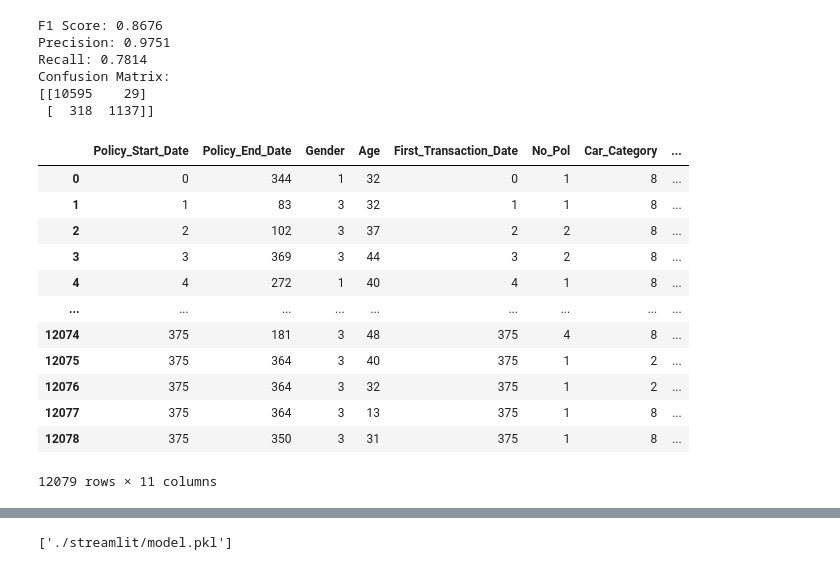
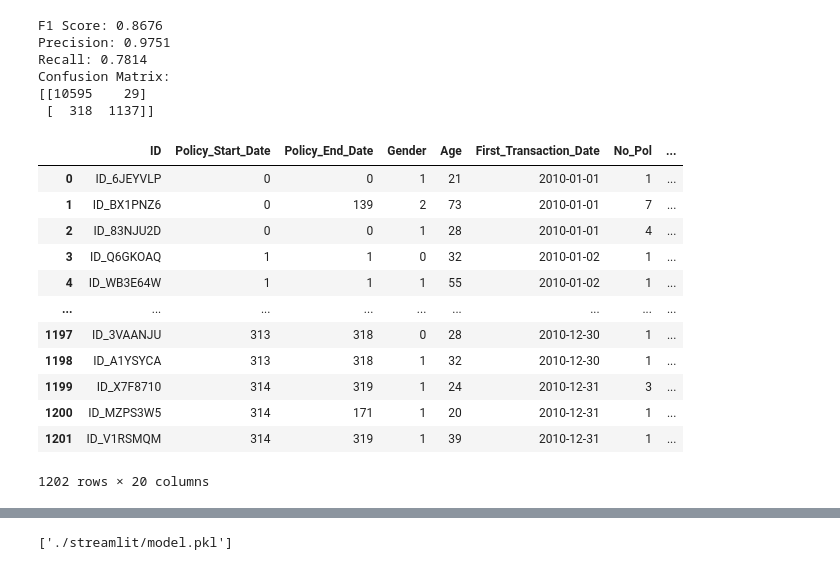
Before and after one commit to The-DigitalAcademy/claim_vision, a Jupyter notebook: Showcase_Model.ipynb, the cells around one changed output, grey strips where cells are left out. Cells and saved outputs as stored; diff of their text form; code cells hidden in the pictures.

```diff
--- a/Showcase_Model.ipynb
+++ b/Showcase_Model.ipynb
@@ -215,20 +203,20 @@ Recall: 0.7814
 Confusion Matrix:
 [[10595    29]
  [  318  1137]]
-# %%
-x
-# %% [output]
-|  | Policy_Start_Date | Policy_End_Date | Gender | Age | First_Transaction_Date | No_Pol | Car_Category | ... |
-| 0 | 0 | 344 | 1 | 32 | 0 | 1 | 8 | ... |
-| 1 | 1 | 83 | 3 | 32 | 1 | 1 | 8 | ... |
-| 2 | 2 | 102 | 3 | 37 | 2 | 2 | 8 | ... |
-| 3 | 3 | 369 | 3 | 44 | 3 | 2 | 8 | ... |
-| 4 | 4 | 272 | 1 | 40 | 4 | 1 | 8 | ... |
-| ... | ... | ... | ... | ... | ... | ... | ... | ... |
-| 12074 | 375 | 181 | 3 | 48 | 375 | 4 | 8 | ... |
-| 12075 | 375 | 364 | 3 | 40 | 375 | 1 | 2 | ... |
-| 12076 | 375 | 364 | 3 | 32 | 375 | 1 | 2 | ... |
-| 12077 | 375 | 364 | 3 | 13 | 375 | 1 | 8 | ... |
-| 12078 | 375 | 350 | 3 | 31 | 375 | 1 | 8 | ... |
-12079 rows × 11 columns
+# %%
+test
+# %% [output]
+|  | ID | Policy_Start_Date | Policy_End_Date | Gender | Age | First_Transaction_Date | No_Pol | ... |
+| 0 | ID_6JEYVLP | 0 | 0 | 1 | 21 | 2010-01-01 | 1 | ... |
+| 1 | ID_BX1PNZ6 | 0 | 139 | 2 | 73 | 2010-01-01 | 7 | ... |
+| 2 | ID_83NJU2D | 0 | 0 | 1 | 28 | 2010-01-01 | 4 | ... |
+| 3 | ID_Q6GKOAQ | 1 | 1 | 0 | 32 | 2010-01-02 | 1 | ... |
+| 4 | ID_WB3E64W | 1 | 1 | 1 | 55 | 2010-01-02 | 1 | ... |
+| ... | ... | ... | ... | ... | ... | ... | ... | ... |
+| 1197 | ID_3VAANJU | 313 | 318 | 0 | 28 | 2010-12-30 | 1 | ... |
+| 1198 | ID_A1YSYCA | 313 | 318 | 1 | 32 | 2010-12-30 | 1 | ... |
+| 1199 | ID_X7F8710 | 314 | 319 | 1 | 24 | 2010-12-31 | 3 | ... |
+| 1200 | ID_MZPS3W5 | 314 | 171 | 1 | 20 | 2010-12-31 | 1 | ... |
+| 1201 | ID_V1RSMQM | 314 | 319 | 1 | 39 | 2010-12-31 | 1 | ... |
+1202 rows × 20 columns
 # %%
```
Also changed, not shown: parts of 12 cells of this notebook, 2 other files.
